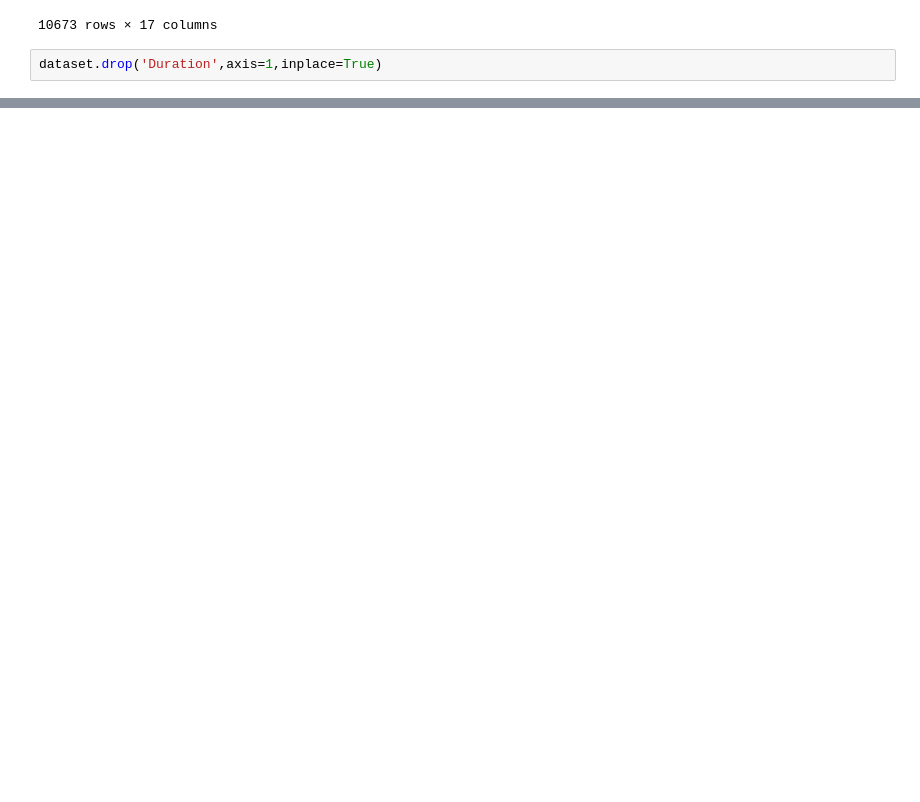
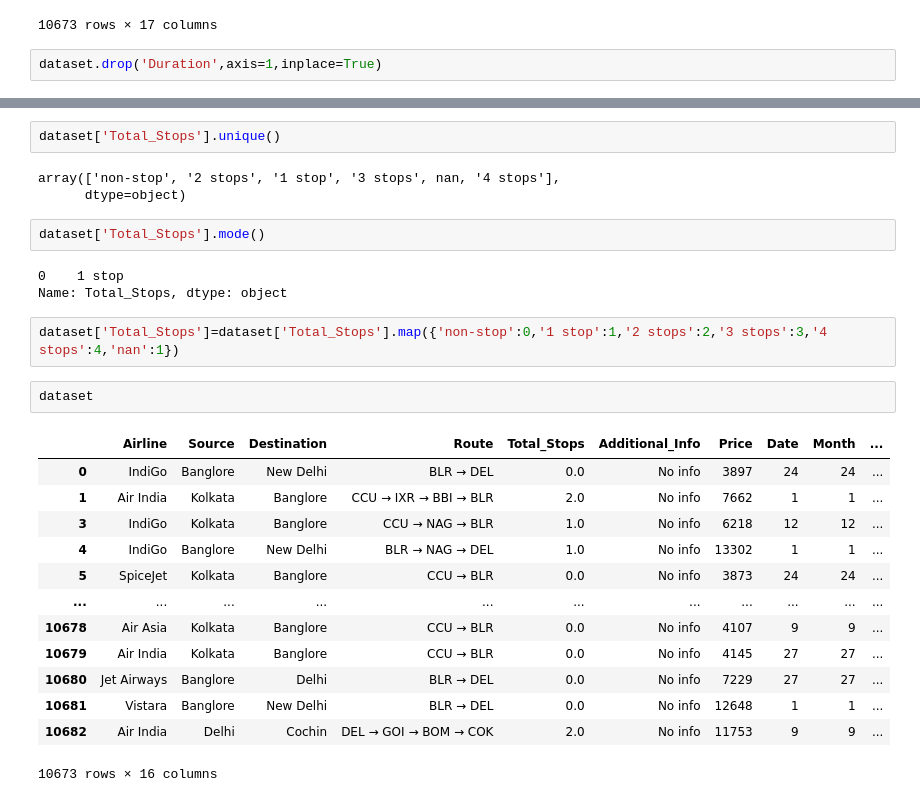
Before and after one commit to FazlullahBokhari/python-Labraries, a Jupyter notebook: Untitled.ipynb, the cells around one changed output, grey strips where cells are left out. Drawn from its saved outputs; the diff is of its cells as text; blank space fills up the shorter version.

```diff
--- a/Untitled.ipynb
+++ b/Untitled.ipynb
@@ -527,0 +544,28 @@ dataset.drop('Duration',axis=1,inplace=True)
+# %%
+dataset['Total_Stops'].unique()
+# %% [output]
+array(['non-stop', '2 stops', '1 stop', '3 stops', nan, '4 stops'],
+      dtype=object)
+# %%
+dataset['Total_Stops'].mode()
+# %% [output]
+0    1 stop
+Name: Total_Stops, dtype: object
+# %%
+dataset['Total_Stops']=dataset['Total_Stops'].map({'non-stop':0,'1 stop':1,'2 stops':2,'3 stops':3,'4 stops':4,'nan':1})
+# %%
+dataset
+# %% [output]
+|  | Airline | Source | Destination | Route | Total_Stops | Additional_Info | Price | Date | Month | ... |
+| 0 | IndiGo | Banglore | New Delhi | BLR → DEL | 0.0 | No info | 3897 | 24 | 24 | ... |
+| 1 | Air India | Kolkata | Banglore | CCU → IXR → BBI → BLR | 2.0 | No info | 7662 | 1 | 1 | ... |
+| 3 | IndiGo | Kolkata | Banglore | CCU → NAG → BLR | 1.0 | No info | 6218 | 12 | 12 | ... |
+| 4 | IndiGo | Banglore | New Delhi | BLR → NAG → DEL | 1.0 | No info | 13302 | 1 | 1 | ... |
+| 5 | SpiceJet | Kolkata | Banglore | CCU → BLR | 0.0 | No info | 3873 | 24 | 24 | ... |
+| ... | ... | ... | ... | ... | ... | ... | ... | ... | ... | ... |
+| 10678 | Air Asia | Kolkata | Banglore | CCU → BLR | 0.0 | No info | 4107 | 9 | 9 | ... |
+| 10679 | Air India | Kolkata | Banglore | CCU → BLR | 0.0 | No info | 4145 | 27 | 27 | ... |
+| 10680 | Jet Airways | Banglore | Delhi | BLR → DEL | 0.0 | No info | 7229 | 27 | 27 | ... |
+| 10681 | Vistara | Banglore | New Delhi | BLR → DEL | 0.0 | No info | 12648 | 1 | 1 | ... |
+| 10682 | Air India | Delhi | Cochin | DEL → GOI → BOM → COK | 2.0 | No info | 11753 | 9 | 9 | ... |
+10673 rows × 16 columns
```
Also changed, not shown: parts of 9 cells of this notebook.
